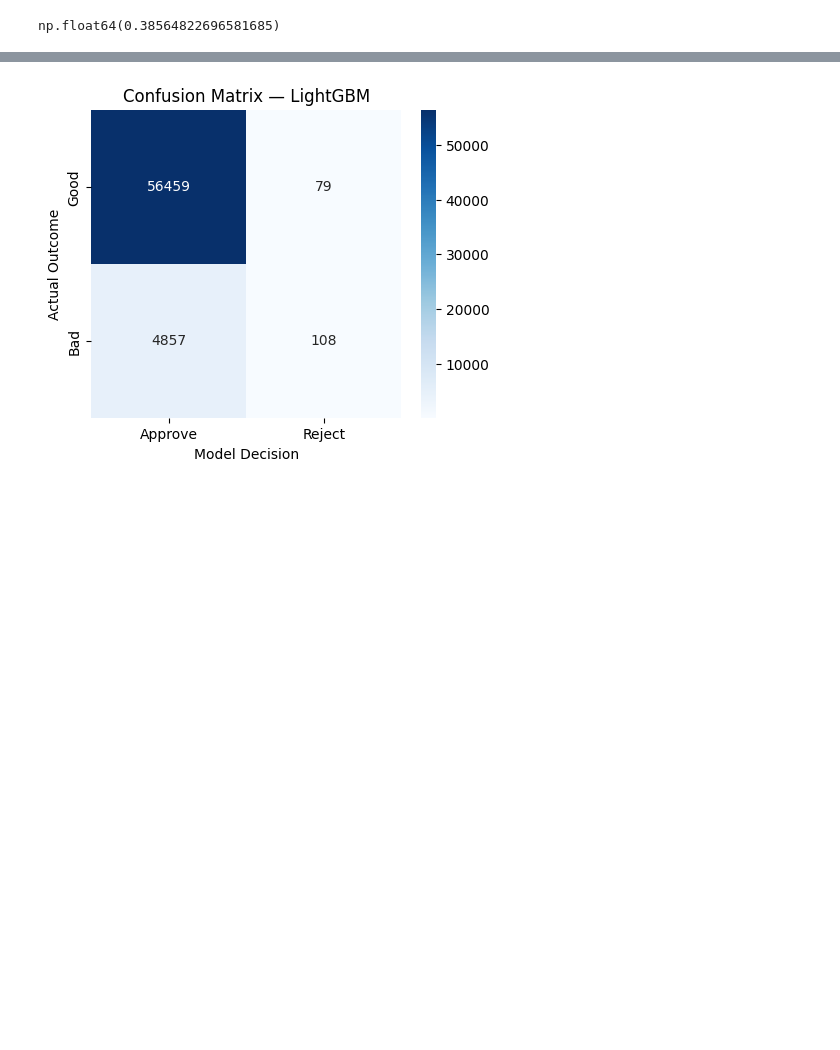
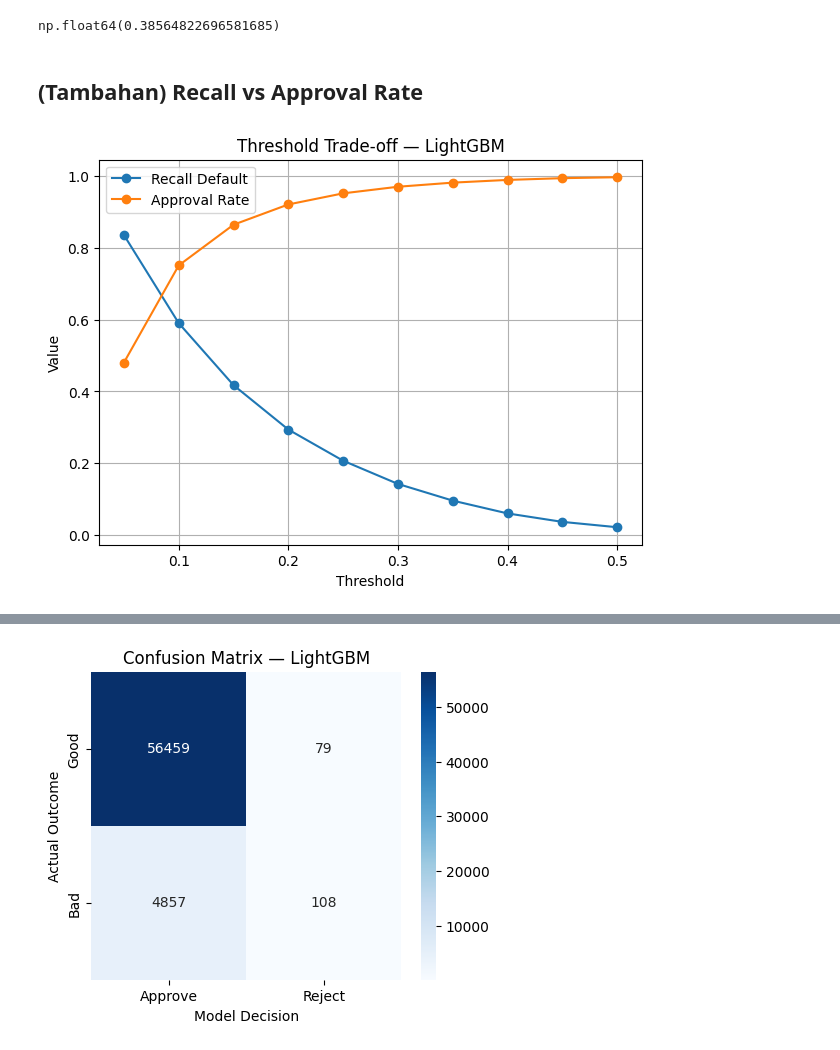
Before and after one commit to ookapratama/ML-Experiments, a Jupyter notebook: home_credit_default_risk/notebooks/03_modelling/03_04_lightgbm.ipynb, the cells around one changed output, grey strips where cells are left out. Drawn from its saved outputs; the diff is of its cells as text; code cells hidden in the pictures; blank space fills up the shorter version.

Commit message:
chore (modelling) : treshold analysis for better performance (just adjust treshold value)

```diff
--- a/home_credit_default_risk/notebooks/03_modelling/03_04_lightgbm.ipynb
+++ b/home_credit_default_risk/notebooks/03_modelling/03_04_lightgbm.ipynb
@@ -37,6 +37,24 @@ from sklearn.metrics import (
 )
 # !pip install lightgbm
 import lightgbm as lgb
+
+def evaluate_threshold(y_true, y_proba, threshold):
+    y_pred = (y_proba >= threshold).astype(int)
+
+    cm = confusion_matrix(y_true, y_pred)
+
+    tn, fp, fn, tp = cm.ravel()
+
+    recall_default = tp / (tp + fn)
+    precision_default = tp / (tp + fp) if (tp + fp) > 0 else 0
+    approval_rate = (y_pred == 0).mean()
+
+    return {
+        "threshold": threshold,
+        "recall_default": recall_default,
+        "precision_default": precision_default,
+        "approval_rate": approval_rate
+    }
 # %% [markdown]
 ## Load Dataset (Feature Engineered)
 # %%
@@ -148,0 +170,5 @@ y_pred = (y_proba >= 0.5).astype(int)
+# %%
+y_proba = lgb_model.predict(
+    X_test,
+    num_iteration=lgb_model.best_iteration
+)
@@ -148,0 +177,11 @@ y_pred = (y_proba >= 0.5).astype(int)
+# %%
+thresholds = np.arange(0.05, 0.55, 0.05)
+
+results = []
+
+for t in thresholds:
+    results.append(evaluate_threshold(y_test, y_proba, t))
+
+threshold_df = pd.DataFrame(results)
+
+threshold_df
@@ -184,3 +235,18 @@ ks = ks_statistic(y_test.values, y_proba)
 ks
 # %% [output]
 np.float64(0.38564822696581685)
+# %% [markdown]
+## (Tambahan) Recall vs Approval Rate
+# %%
+plt.figure(figsize=(7, 5))
+plt.plot(threshold_df["threshold"], threshold_df["recall_default"], marker="o", label="Recall Default")
+plt.plot(threshold_df["threshold"], threshold_df["approval_rate"], marker="o", label="Approval Rate")
+
+plt.xlabel("Threshold")
+plt.ylabel("Value")
+plt.title("Threshold Trade-off — LightGBM")
+plt.legend()
+plt.grid(True)
+plt.show()
+# %% [output]
+[figure, added]
```
Also changed, not shown: parts of 11 cells of this notebook.
